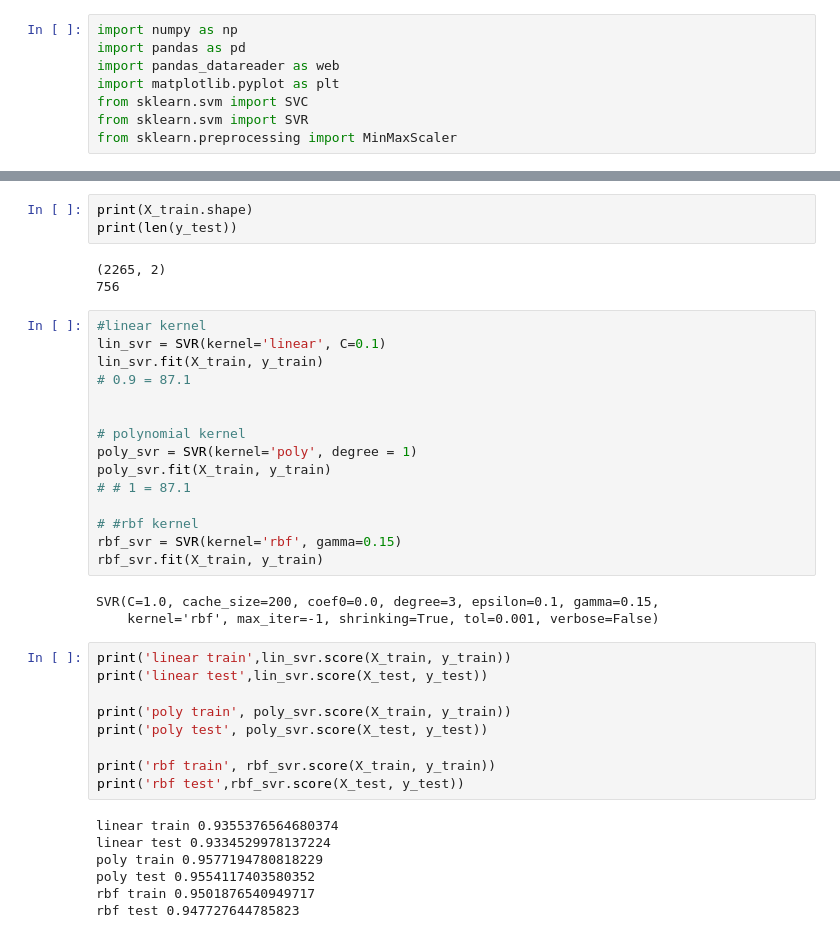
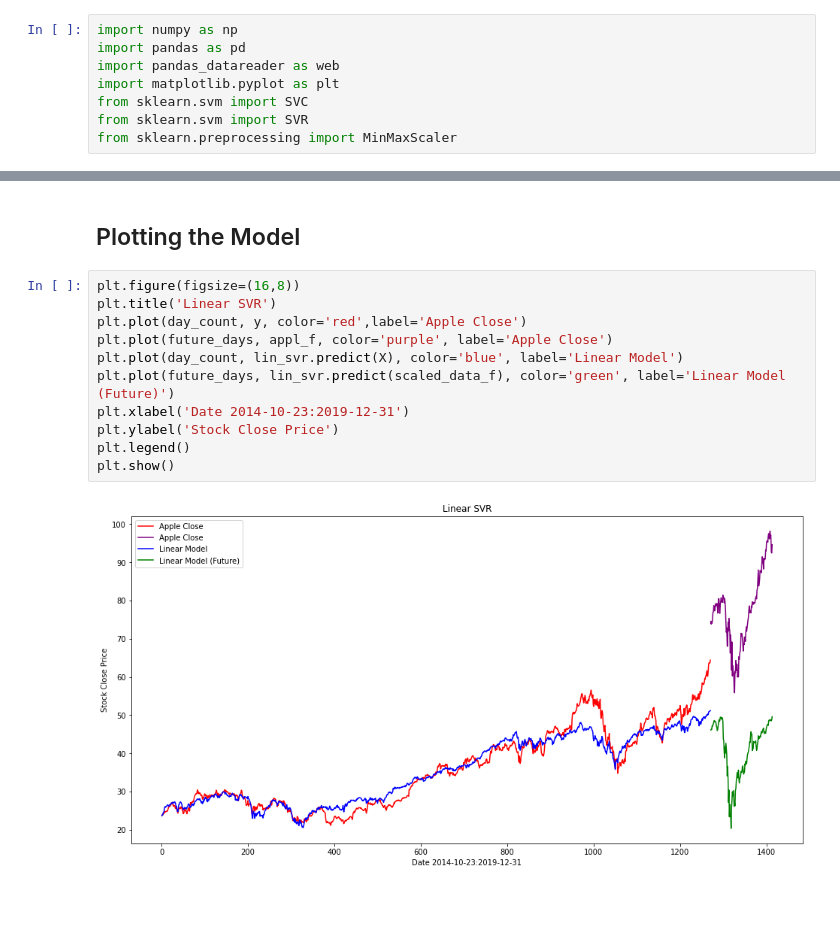
Before and after one commit to zlibutmatthew/Stock-Prediction-SVM, a Jupyter notebook: SVM_Stock_Prediction.ipynb, the cells around one changed output, grey strips where cells are left out. Saved outputs shown, nothing was run; the diff lists cells and outputs as text; blank space fills up the shorter version.

```diff
--- a/SVM_Stock_Prediction.ipynb
+++ b/SVM_Stock_Prediction.ipynb
@@ -229,42 +420,17 @@ X_train, X_test, y_train, y_test = \
-# %%
-print(X_train.shape)
-print(len(y_test))
-# %% [output]
-(2265, 2)
-756
-# %%
-#linear kernel
-lin_svr = SVR(kernel='linear', C=0.1)
-lin_svr.fit(X_train, y_train)
-# 0.9 = 87.1
-
-
-# polynomial kernel
-poly_svr = SVR(kernel='poly', degree = 1)
-poly_svr.fit(X_train, y_train)
-# # 1 = 87.1
-
-# #rbf kernel
-rbf_svr = SVR(kernel='rbf', gamma=0.15)
-rbf_svr.fit(X_train, y_train)
-# %% [output]
-SVR(C=1.0, cache_size=200, coef0=0.0, degree=3, epsilon=0.1, gamma=0.15,
-    kernel='rbf', max_iter=-1, shrinking=True, tol=0.001, verbose=False)
-# %%
-print('linear train',lin_svr.score(X_train, y_train))
-print('linear test',lin_svr.score(X_test, y_test))
-
-print('poly train', poly_svr.score(X_train, y_train))
-print('poly test', poly_svr.score(X_test, y_test))
-
-print('rbf train', rbf_svr.score(X_train, y_train))
-print('rbf test',rbf_svr.score(X_test, y_test))
-# %% [output]
-linear train 0.9355376564680374
-linear test 0.9334529978137224
-poly train 0.9577194780818229
-poly test 0.9554117403580352
-rbf train 0.9501876540949717
-rbf test 0.947727644785823
+# %% [markdown]
+## Plotting the Model
+# %%
+plt.figure(figsize=(16,8))
+plt.title('Linear SVR')
+plt.plot(day_count, y, color='red',label='Apple Close')
+plt.plot(future_days, appl_f, color='purple', label='Apple Close')
+plt.plot(day_count, lin_svr.predict(X), color='blue', label='Linear Model')
+plt.plot(future_days, lin_svr.predict(scaled_data_f), color='green', label='Linear Model (Future)')
+plt.xlabel('Date 2014-10-23:2019-12-31')
+plt.ylabel('Stock Close Price')
+plt.legend()
+plt.show()
+# %% [output]
+[figure, added]
 # %%
 plt.figure(figsize=(16,8))
```
Also changed, not shown: parts of 59 cells of this notebook.
